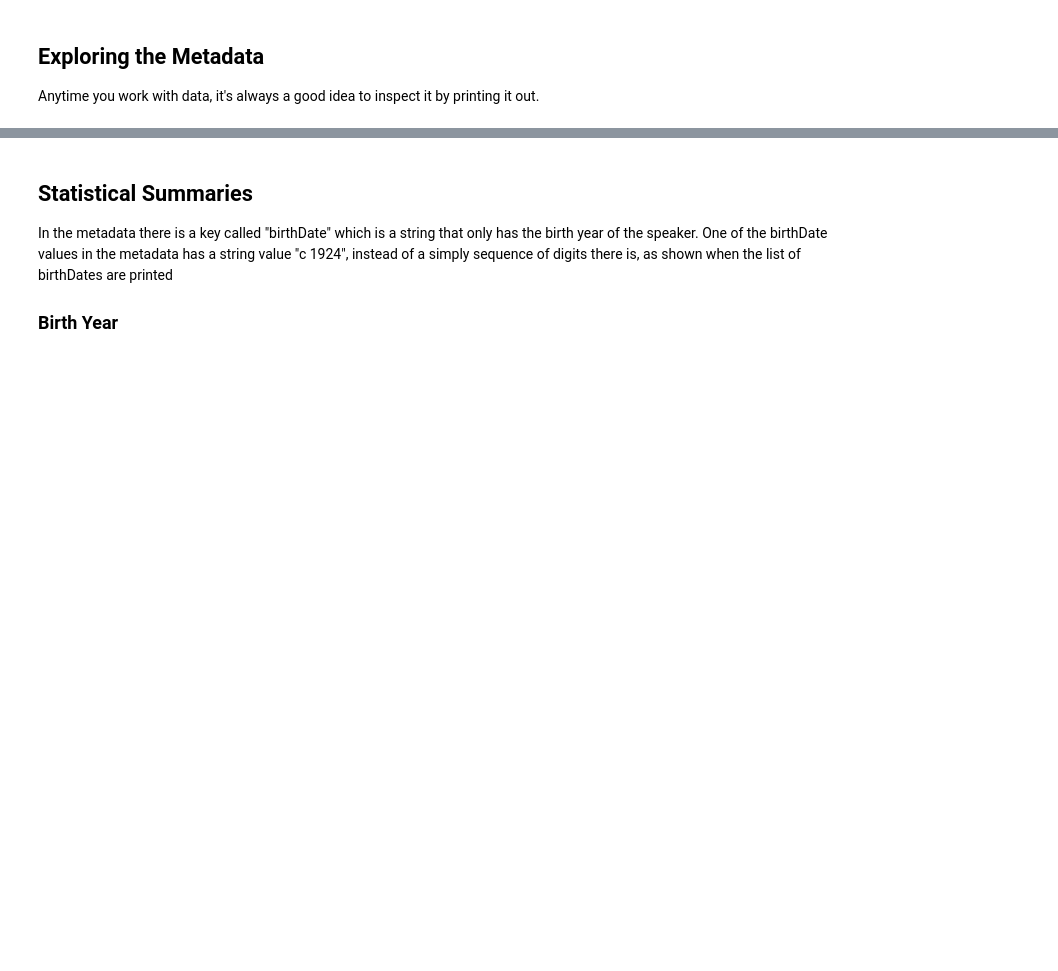
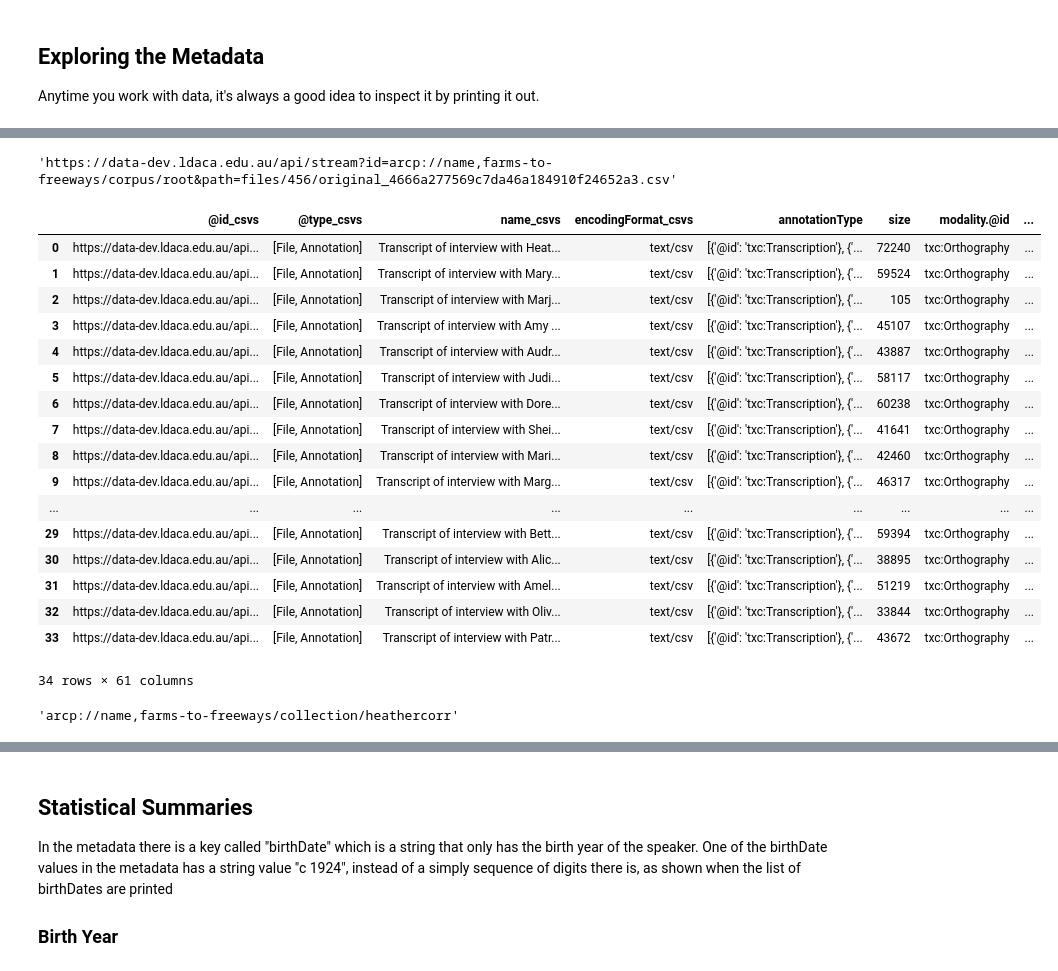
Before and after one commit to Australian-Text-Analytics-Platform/farms-to-freeways, a Jupyter notebook: ro-crate-metadata.ipynb, the cells around one changed output, grey strips where cells are left out. Saved outputs shown, nothing was run; the diff lists cells and outputs as text; code cells hidden in the pictures; blank space fills up the shorter version.

```diff
--- a/ro-crate-metadata.ipynb
+++ b/ro-crate-metadata.ipynb
@@ -242,14 +220,19 @@ In the block of code below, we are creating a dataframe for each "primary_object
 # %%
-import pandas as pd  # this means we will refer to pandas as 'pd' throughout the code
 
-all_data = dict()
+annotations = set()
+csvs = list()
 
-# traverse over all of the metadata
-for entity in metadata[GRAPH]:
-    for t in entity[TYPE]:
-        if t in primary_object_types:
-            df = pd.json_normalize(entity)
-            if t not in all_data:
-                all_data[t] = df
-            else:
-                all_data[t] = pd.concat([all_data[t], df])
+# pick out the annotation files
+for file in files:
+    if 'Annotation' in as_list(file.type):
+        annotations.add(file)
+
+# from this annotations select only the CSVs
+
+for annotation in annotations:
+    if annotation.get('encodingFormat') == 'text/csv':
+        annotation_json = annotation.as_jsonld()
+        csvs.append(annotation_json)
+
+
+print(f"We have {len(csvs)} csv objects")
@@ -309,0 +270,4 @@ new
+# %%
+csvs_dataframe = pd.json_normalize(csvs)
+
+list(csvs_dataframe)
@@ -309,0 +358,34 @@ new
+# %%
+#Lets use 'indexableText.@id' to join the csvs in the primary objects dataframe
+
+primary_objects_dataframe.iloc[195]['indexableText.@id']
+# %% [output]
+'https://data-dev.ldaca.edu.au/api/stream?id=arcp://name,farms-to-freeways/corpus/root&path=files/456/original_4666a277569c7da46a184910f24652a3.csv'
+# %%
+df_1 = pd.merge(left=csvs_dataframe, right=primary_objects_dataframe, left_on='@id', right_on="indexableText.@id",
+              suffixes=('_csvs', '_po'), how='left')
+df_1
+# %% [output]
+|  | @id_csvs | @type_csvs | name_csvs | encodingFormat_csvs | annotationType | size | modality.@id | ... |
+| 0 | https://data-dev.ldaca.edu.au/api... | [File, Annotation] | Transcript of interview with Heat... | text/csv | [{'@id': 'txc:Transcription'}, {'... | 72240 | txc:Orthography | ... |
+| 1 | https://data-dev.ldaca.edu.au/api... | [File, Annotation] | Transcript of interview with Mary... | text/csv | [{'@id': 'txc:Transcription'}, {'... | 59524 | txc:Orthography | ... |
+| 2 | https://data-dev.ldaca.edu.au/api... | [File, Annotation] | Transcript of interview with Marj... | text/csv | [{'@id': 'txc:Transcription'}, {'... | 105 | txc:Orthography | ... |
+| 3 | https://data-dev.ldaca.edu.au/api... | [File, Annotation] | Transcript of interview with Amy ... | text/csv | [{'@id': 'txc:Transcription'}, {'... | 45107 | txc:Orthography | ... |
+| 4 | https://data-dev.ldaca.edu.au/api... | [File, Annotation] | Transcript of interview with Audr... | text/csv | [{'@id': 'txc:Transcription'}, {'... | 43887 | txc:Orthography | ... |
+| 5 | https://data-dev.ldaca.edu.au/api... | [File, Annotation] | Transcript of interview with Judi... | text/csv | [{'@id': 'txc:Transcription'}, {'... | 58117 | txc:Orthography | ... |
+| 6 | https://data-dev.ldaca.edu.au/api... | [File, Annotation] | Transcript of interview with Dore... | text/csv | [{'@id': 'txc:Transcription'}, {'... | 60238 | txc:Orthography | ... |
+| 7 | https://data-dev.ldaca.edu.au/api... | [File, Annotation] | Transcript of interview with Shei... | text/csv | [{'@id': 'txc:Transcription'}, {'... | 41641 | txc:Orthography | ... |
+| 8 | https://data-dev.ldaca.edu.au/api... | [File, Annotation] | Transcript of interview with Mari... | text/csv | [{'@id': 'txc:Transcription'}, {'... | 42460 | txc:Orthography | ... |
+| 9 | https://data-dev.ldaca.edu.au/api... | [File, Annotation] | Transcript of interview with Marg... | text/csv | [{'@id': 'txc:Transcription'}, {'... | 46317 | txc:Orthography | ... |
+| ... | ... | ... | ... | ... | ... | ... | ... | ... |
+| 29 | https://data-dev.ldaca.edu.au/api... | [File, Annotation] | Transcript of interview with Bett... | text/csv | [{'@id': 'txc:Transcription'}, {'... | 59394 | txc:Orthography | ... |
+| 30 | https://data-dev.ldaca.edu.au/api... | [File, Annotation] | Transcript of interview with Alic... | text/csv | [{'@id': 'txc:Transcription'}, {'... | 38895 | txc:Orthography | ... |
+| 31 | https://data-dev.ldaca.edu.au/api... | [File, Annotation] | Transcript of interview with Amel... | text/csv | [{'@id': 'txc:Transcription'}, {'... | 51219 | txc:Orthography | ... |
+| 32 | https://data-dev.ldaca.edu.au/api... | [File, Annotation] | Transcript of interview with Oliv... | text/csv | [{'@id': 'txc:Transcription'}, {'... | 33844 | txc:Orthography | ... |
+| 33 | https://data-dev.ldaca.edu.au/api... | [File, Annotation] | Transcript of interview with Patr... | text/csv | [{'@id': 'txc:Transcription'}, {'... | 43672 | txc:Orthography | ... |
+34 rows × 61 columns
+# %%
+# Now lets use speaker@id to join with the dataframe we have just created
+df_1.iloc[0]['speaker.@id']
+# %% [output]
+'arcp://name,farms-to-freeways/collection/heathercorr'
```
Also changed, not shown: parts of 80 cells of this notebook, 1 other file.
